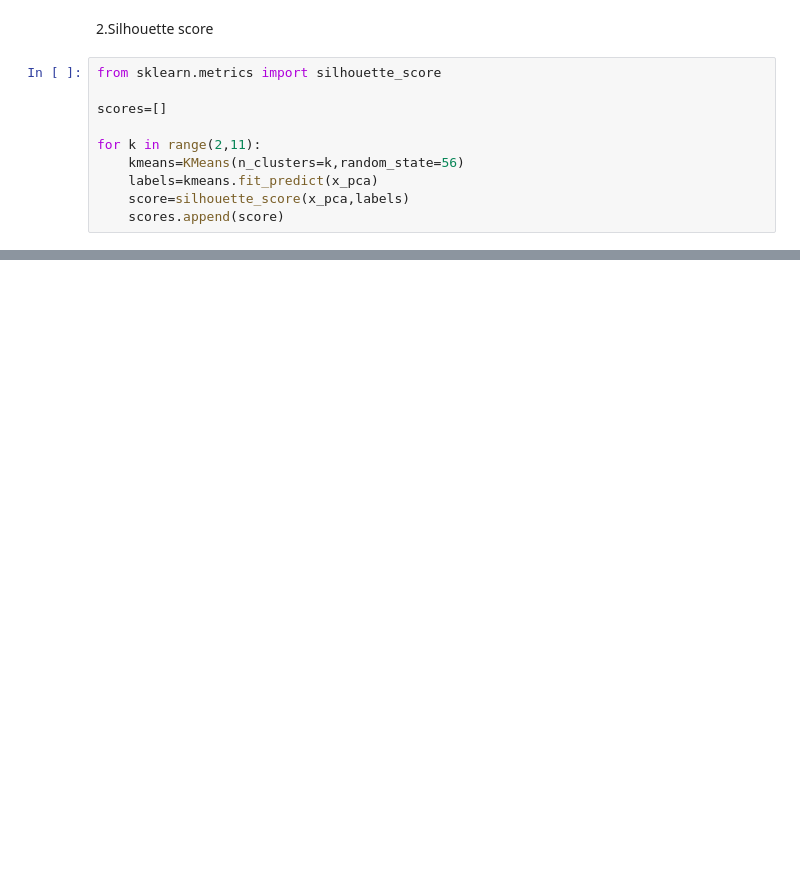
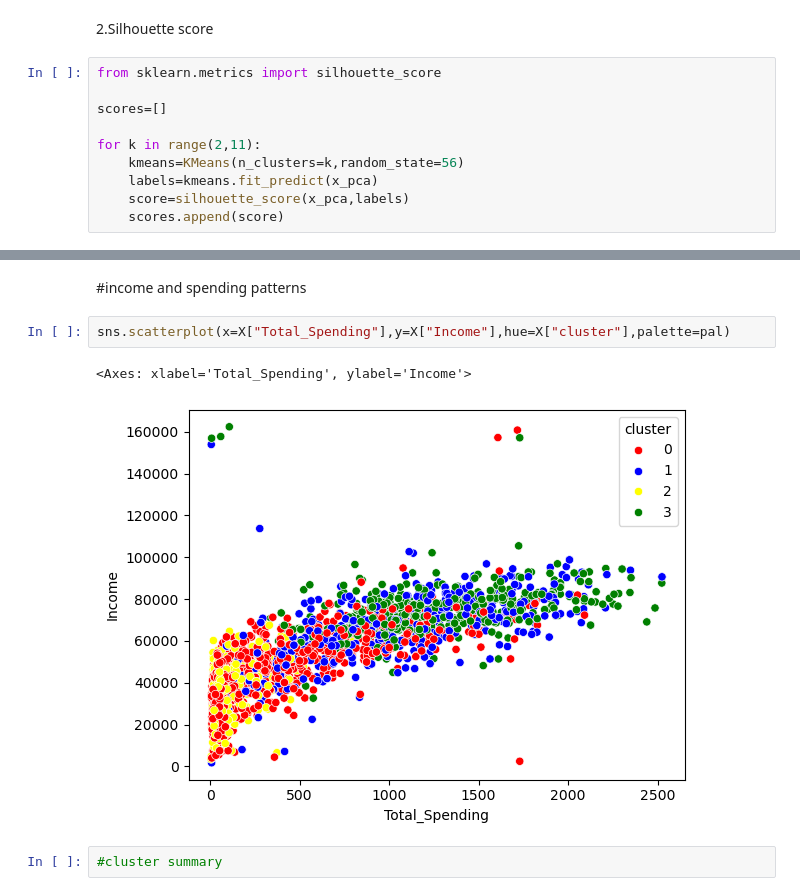
Before and after one commit to Ayush5605/Smartcart, a Jupyter notebook: smartcart.ipynb, the cells around one changed output, grey strips where cells are left out. Cells and saved outputs as stored; diff of their text form; blank space fills up the shorter version.

Commit message:
done with incoe and total spending patterns among customers

```diff
--- a/smartcart.ipynb
+++ b/smartcart.ipynb
@@ -388,0 +440,9 @@ Text(0, 0.5, 'silhouette_score')
+# %% [markdown]
+#income and spending patterns
+# %%
+sns.scatterplot(x=X["Total_Spending"],y=X["Income"],hue=X["cluster"],palette=pal)
+# %% [output]
+<Axes: xlabel='Total_Spending', ylabel='Income'>
+[figure, added]
+# %%
+#cluster summary
```
Also changed, not shown: parts of 16 cells of this notebook.
